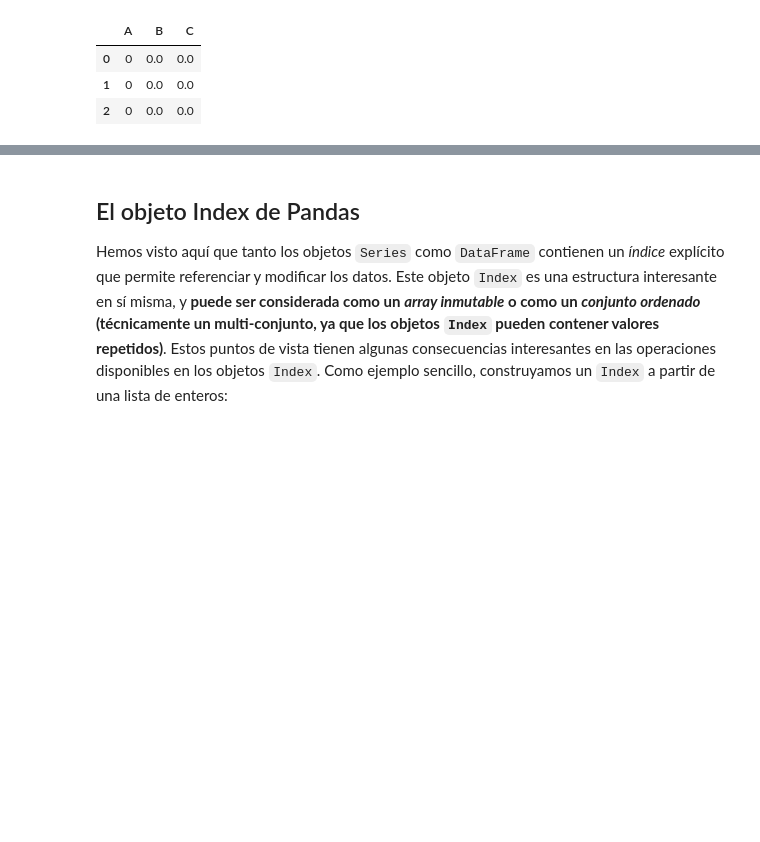
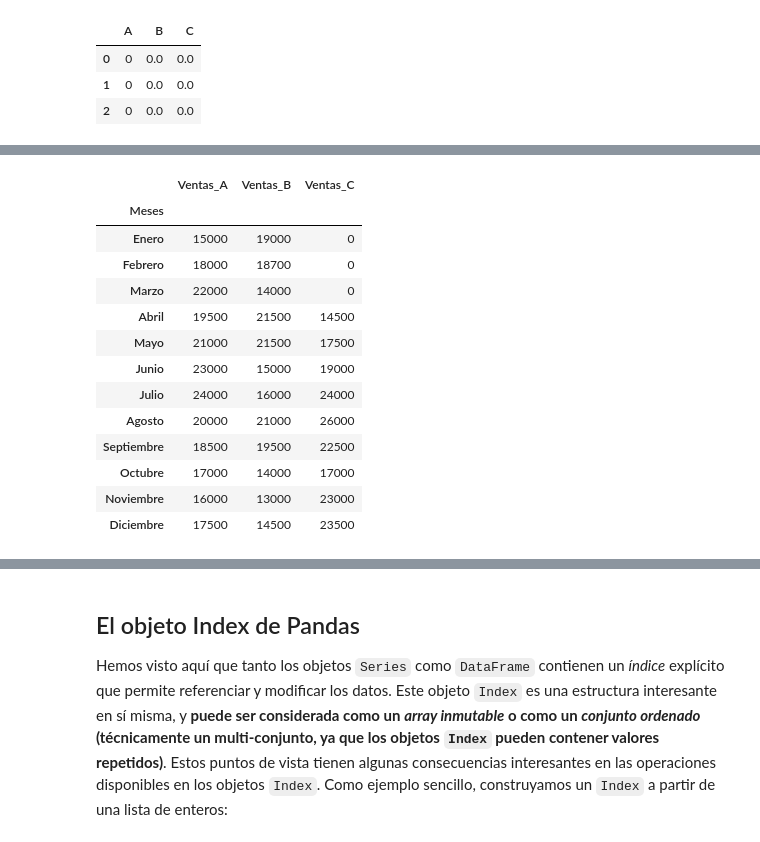
Before and after one commit to MNievas12/2411_dsft_thebridge, a Jupyter notebook: 2-Data-Analysis/2-Pandas/Teoría/1_Intro_Pandas.ipynb, the cells around one changed output, grey strips where cells are left out. Cells and saved outputs as stored; diff of their text form; code cells hidden in the pictures; blank space fills up the shorter version.

```diff
--- a/2-Data-Analysis/2-Pandas/Teoría/1_Intro_Pandas.ipynb
+++ b/2-Data-Analysis/2-Pandas/Teoría/1_Intro_Pandas.ipynb
@@ -522,0 +614,20 @@ ventas_mensuales_C = pd.Series([0, 0, 0, 14500, 17500, 19000, 24000, 26000, 2250
+# %%
+pd.DataFrame({"Meses": lista_meses,
+              "Ventas_A": ventas_mensuales_A,
+              "Ventas_B": ventas_mensuales_B,
+              "Ventas_C": ventas_mensuales_C}).set_index("Meses")
+# %% [output]
+|  | Ventas_A | Ventas_B | Ventas_C |
+| Meses |  |  |  |
+| Enero | 15000 | 19000 | 0 |
+| Febrero | 18000 | 18700 | 0 |
+| Marzo | 22000 | 14000 | 0 |
+| Abril | 19500 | 21500 | 14500 |
+| Mayo | 21000 | 21500 | 17500 |
+| Junio | 23000 | 15000 | 19000 |
+| Julio | 24000 | 16000 | 24000 |
+| Agosto | 20000 | 21000 | 26000 |
+| Septiembre | 18500 | 19500 | 22500 |
+| Octubre | 17000 | 14000 | 17000 |
+| Noviembre | 16000 | 13000 | 23000 |
+| Diciembre | 17500 | 14500 | 23500 |
```
Also changed, not shown: parts of 35 cells of this notebook.
